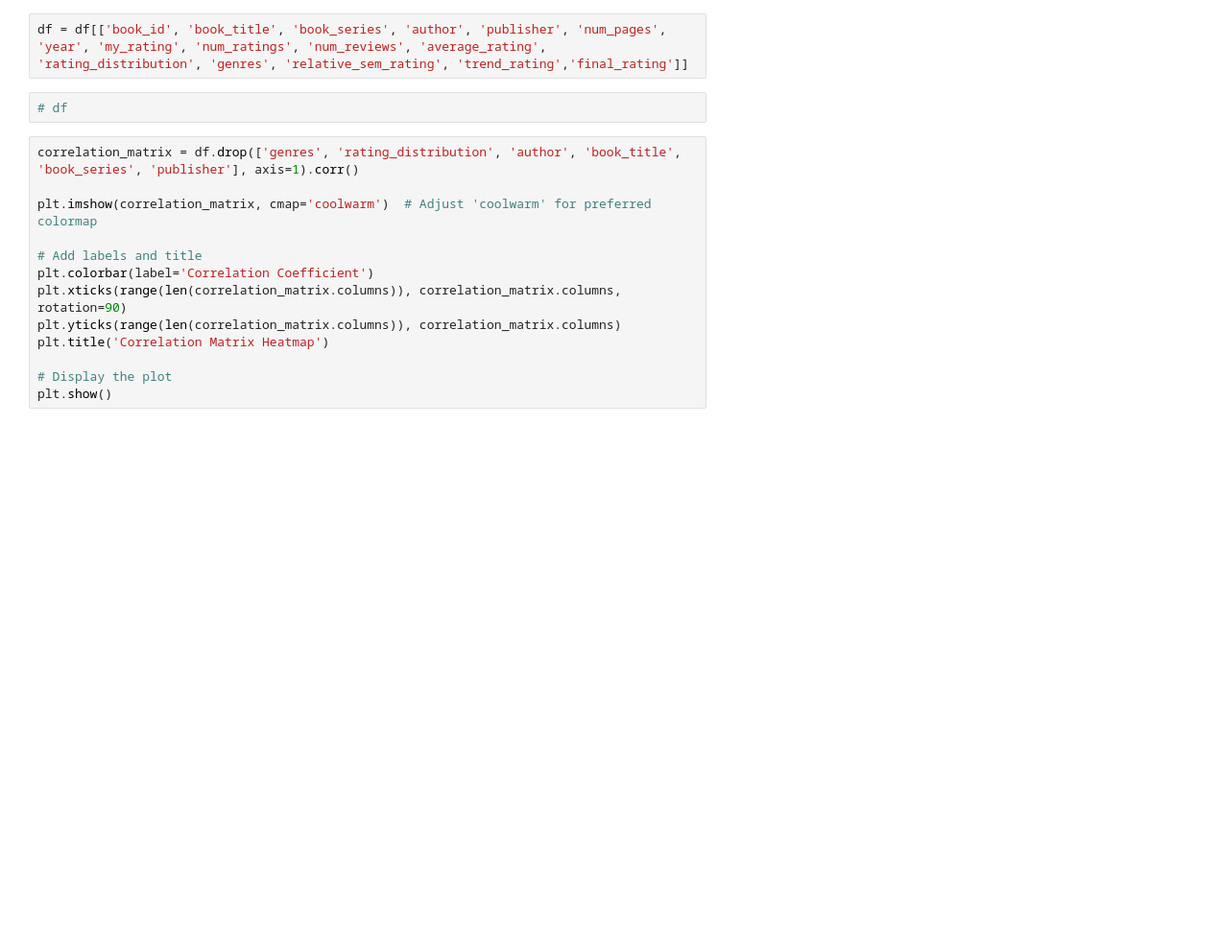
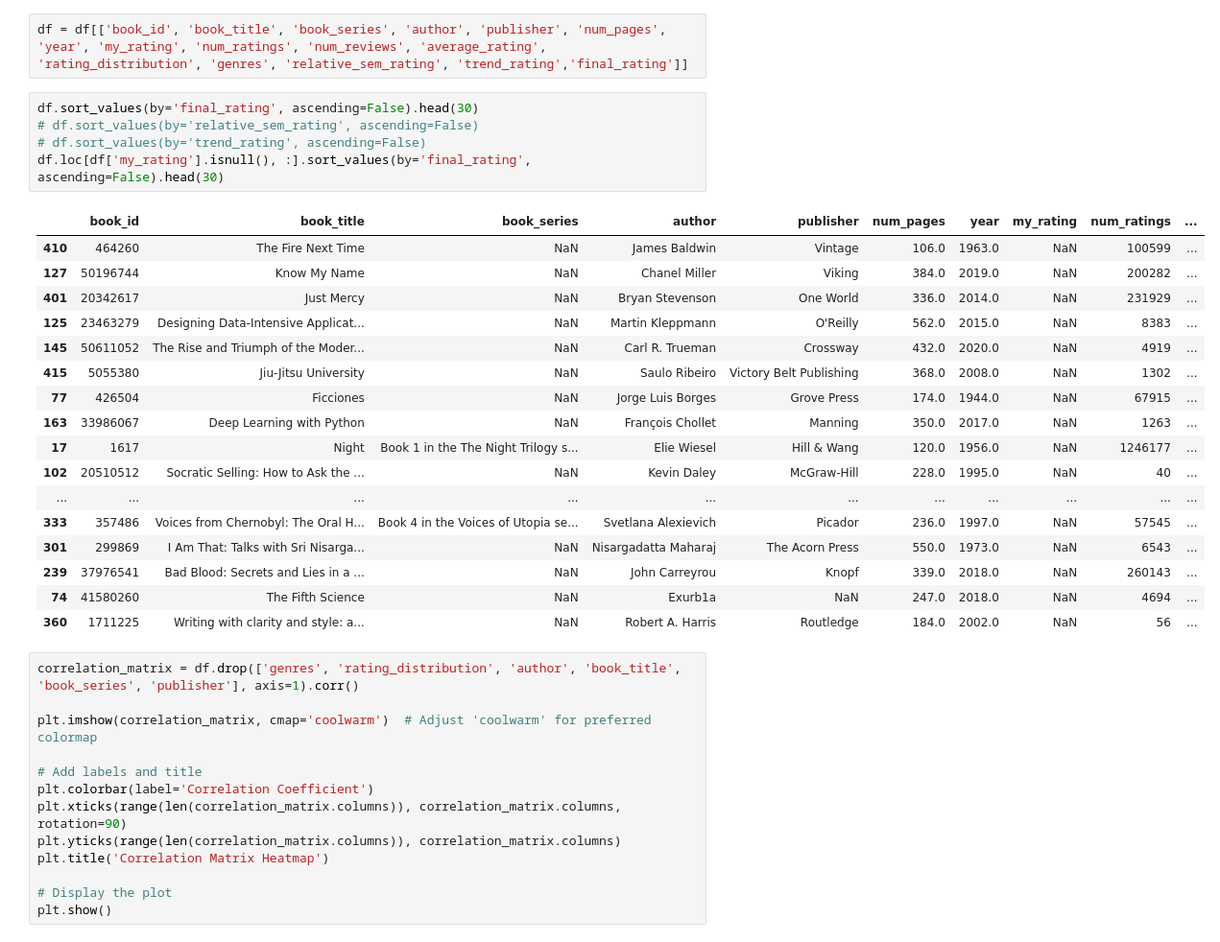
Before and after one commit to AleYepes/testing, a Jupyter notebook: goodreads-ranker/main.ipynb, the cells around one changed output. Shown: that part at 96% size. Cells and saved outputs as stored; diff of their text form; blank space fills up the shorter version.

```diff
--- a/goodreads-ranker/main.ipynb
+++ b/goodreads-ranker/main.ipynb
@@ -170,8 +178,29 @@ df['trend_rank'] = df['trend_rating'].rank(method='min')
 df['final_rating'] = df.trend_rank + df.relative_sem_rank # + df.relative_weighted_rank
 # %%
 df = df[['book_id', 'book_title', 'book_series', 'author', 'publisher', 'num_pages', 'year', 'my_rating', 'num_ratings', 'num_reviews', 'average_rating', 'rating_distribution', 'genres', 'relative_sem_rating', 'trend_rating','final_rating']]
-# %%
-# df
+# %%
+df.sort_values(by='final_rating', ascending=False).head(30)
+# df.sort_values(by='relative_sem_rating', ascending=False)
+# df.sort_values(by='trend_rating', ascending=False)
+df.loc[df['my_rating'].isnull(), :].sort_values(by='final_rating', ascending=False).head(30)
+# %% [output]
+|  | book_id | book_title | book_series | author | publisher | num_pages | year | my_rating | num_ratings | ... |
+| 410 | 464260 | The Fire Next Time | NaN | James Baldwin | Vintage | 106.0 | 1963.0 | NaN | 100599 | ... |
+| 127 | 50196744 | Know My Name | NaN | Chanel Miller | Viking | 384.0 | 2019.0 | NaN | 200282 | ... |
+| 401 | 20342617 | Just Mercy | NaN | Bryan Stevenson | One World | 336.0 | 2014.0 | NaN | 231929 | ... |
+| 125 | 23463279 | Designing Data-Intensive Applicat... | NaN | Martin Kleppmann | O'Reilly | 562.0 | 2015.0 | NaN | 8383 | ... |
+| 145 | 50611052 | The Rise and Triumph of the Moder... | NaN | Carl R. Trueman | Crossway | 432.0 | 2020.0 | NaN | 4919 | ... |
+| 415 | 5055380 | Jiu-Jitsu University | NaN | Saulo Ribeiro | Victory Belt Publishing | 368.0 | 2008.0 | NaN | 1302 | ... |
+| 77 | 426504 | Ficciones | NaN | Jorge Luis Borges | Grove Press | 174.0 | 1944.0 | NaN | 67915 | ... |
+| 163 | 33986067 | Deep Learning with Python | NaN | François Chollet | Manning | 350.0 | 2017.0 | NaN | 1263 | ... |
+| 17 | 1617 | Night | Book 1 in the The Night Trilogy s... | Elie Wiesel | Hill & Wang | 120.0 | 1956.0 | NaN | 1246177 | ... |
+| 102 | 20510512 | Socratic Selling: How to Ask the ... | NaN | Kevin Daley | McGraw-Hill | 228.0 | 1995.0 | NaN | 40 | ... |
+| ... | ... | ... | ... | ... | ... | ... | ... | ... | ... | ... |
+| 333 | 357486 | Voices from Chernobyl: The Oral H... | Book 4 in the Voices of Utopia se... | Svetlana Alexievich | Picador | 236.0 | 1997.0 | NaN | 57545 | ... |
+| 301 | 299869 | I Am That: Talks with Sri Nisarga... | NaN | Nisargadatta Maharaj | The Acorn Press | 550.0 | 1973.0 | NaN | 6543 | ... |
+| 239 | 37976541 | Bad Blood: Secrets and Lies in a ... | NaN | John Carreyrou | Knopf | 339.0 | 2018.0 | NaN | 260143 | ... |
+| 74 | 41580260 | The Fifth Science | NaN | Exurb1a | NaN | 247.0 | 2018.0 | NaN | 4694 | ... |
+| 360 | 1711225 | Writing with clarity and style: a... | NaN | Robert A. Harris | Routledge | 184.0 | 2002.0 | NaN | 56 | ... |
 # %%
 correlation_matrix = df.drop(['genres', 'rating_distribution', 'author', 'book_title', 'book_series', 'publisher'], axis=1).corr()
 
```
Also changed, not shown: parts of 9 cells of this notebook, 2 other files.
